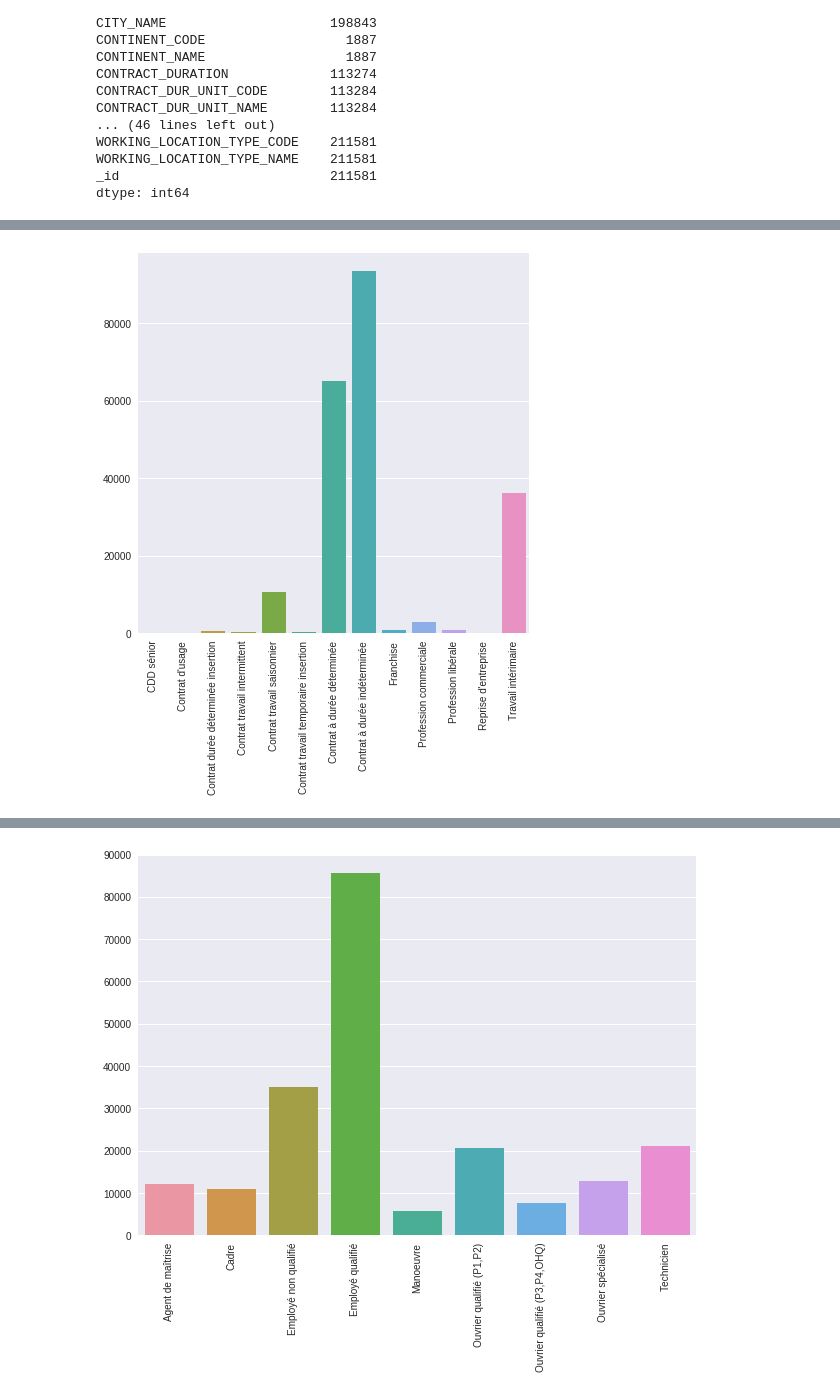
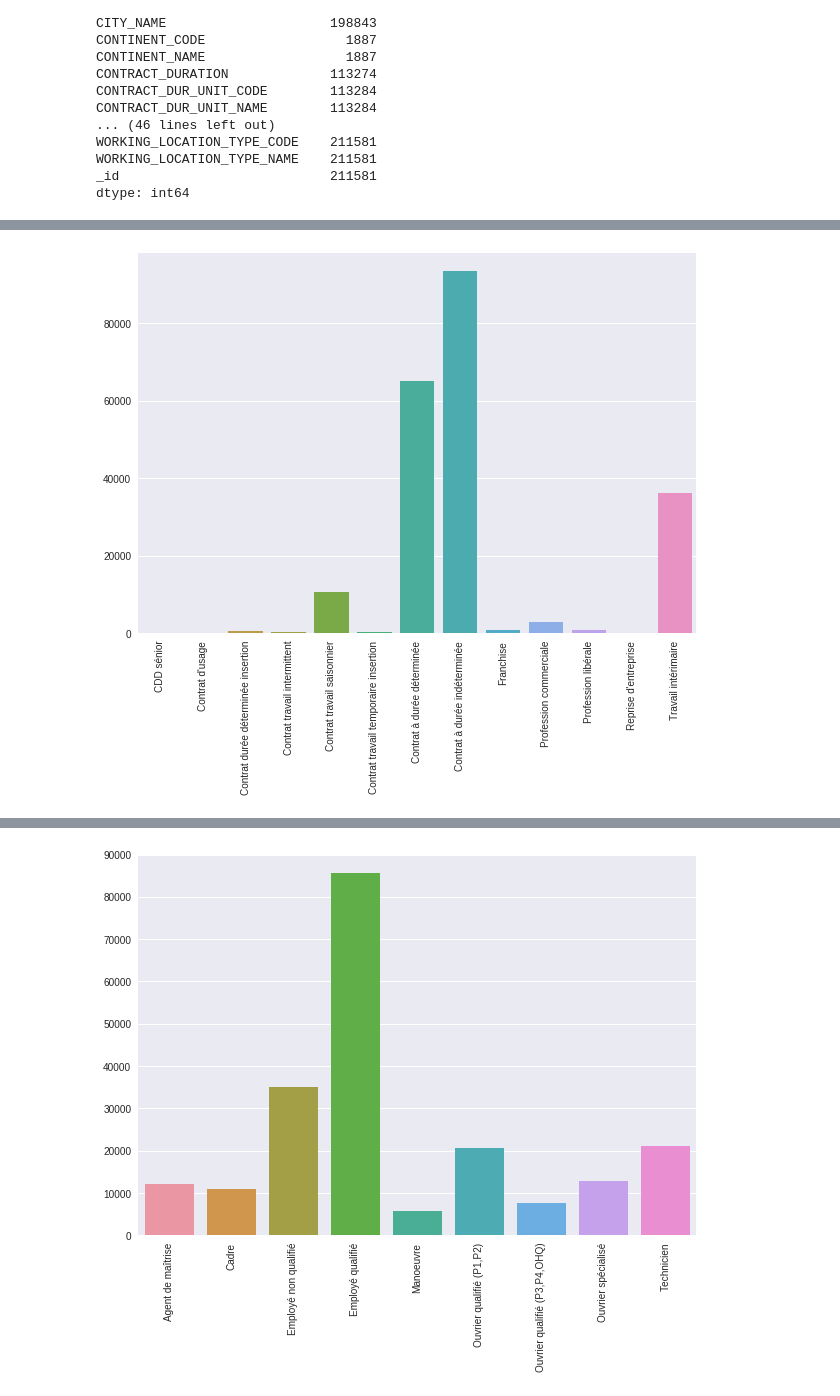
Before and after one commit to sebwdz/JobAnalysis, a Jupyter notebook: notebooks/job_offer.ipynb, the cells around one changed output, grey strips where cells are left out. Saved outputs shown, nothing was run; the diff lists cells and outputs as text; code cells hidden in the pictures.

```diff
--- a/notebooks/job_offer.ipynb
+++ b/notebooks/job_offer.ipynb
@@ -115,12 +94,12 @@ for x in data["CONTRACT_TYPE_NAME"].unique():
     type_code[x] = [data["CONTRACT_TYPE_NAME"][data["CONTRACT_TYPE_NAME"] == x].count()]
 type_code = pd.DataFrame(type_code)
 # %%
-plt.figure(figsize=(7, 7))
+plt.figure(figsize=(10, 7))
 g = sns.barplot(data=type_code)
 g.set_xticklabels(rotation=90, labels=type_code.columns.values)
 plt.show()
 # %% [output]
-[figure, old version]
+[figure, new version]
 # %%
 type_code = dict()
 for x in data["CONTRACT_NATURE_NAME"].unique():
```
Also changed, not shown: parts of 14 cells of this notebook.
